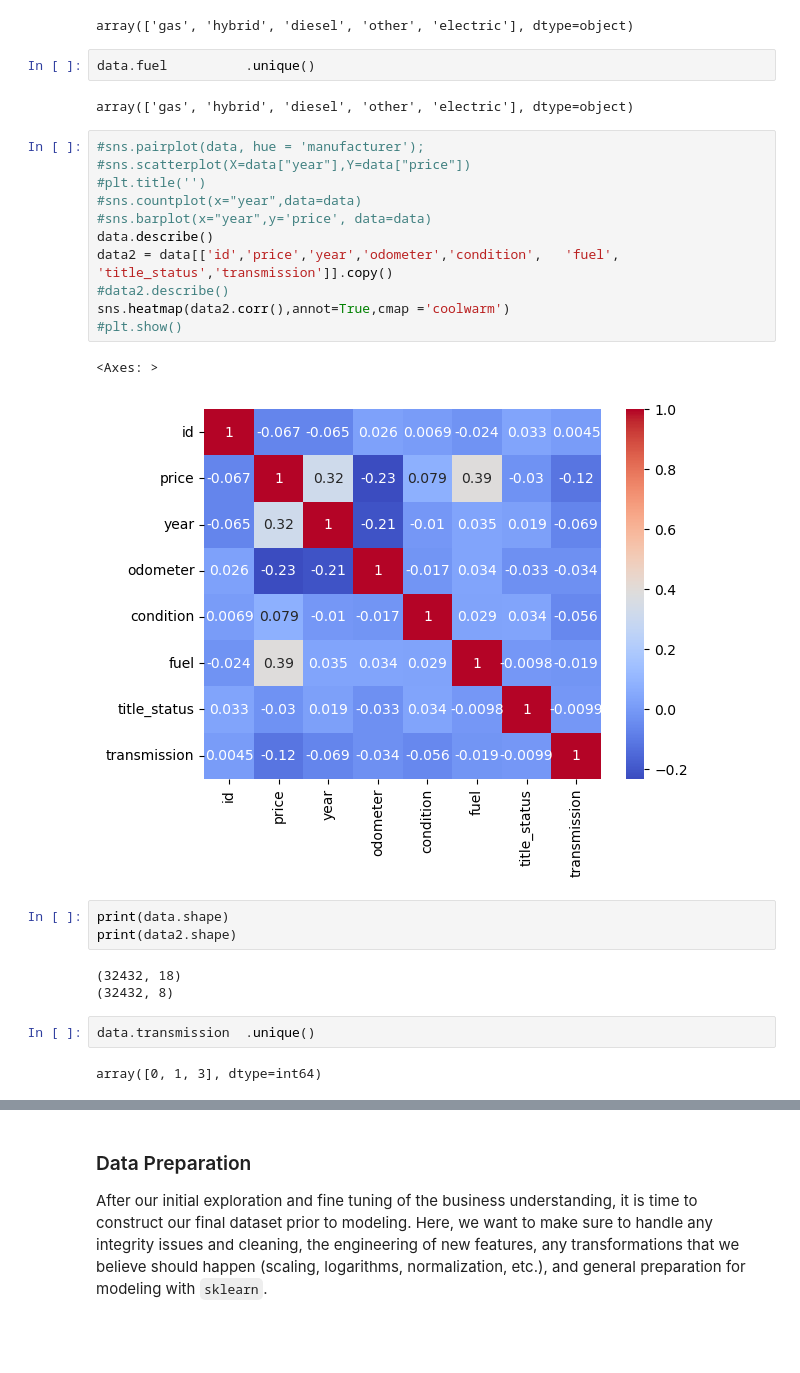
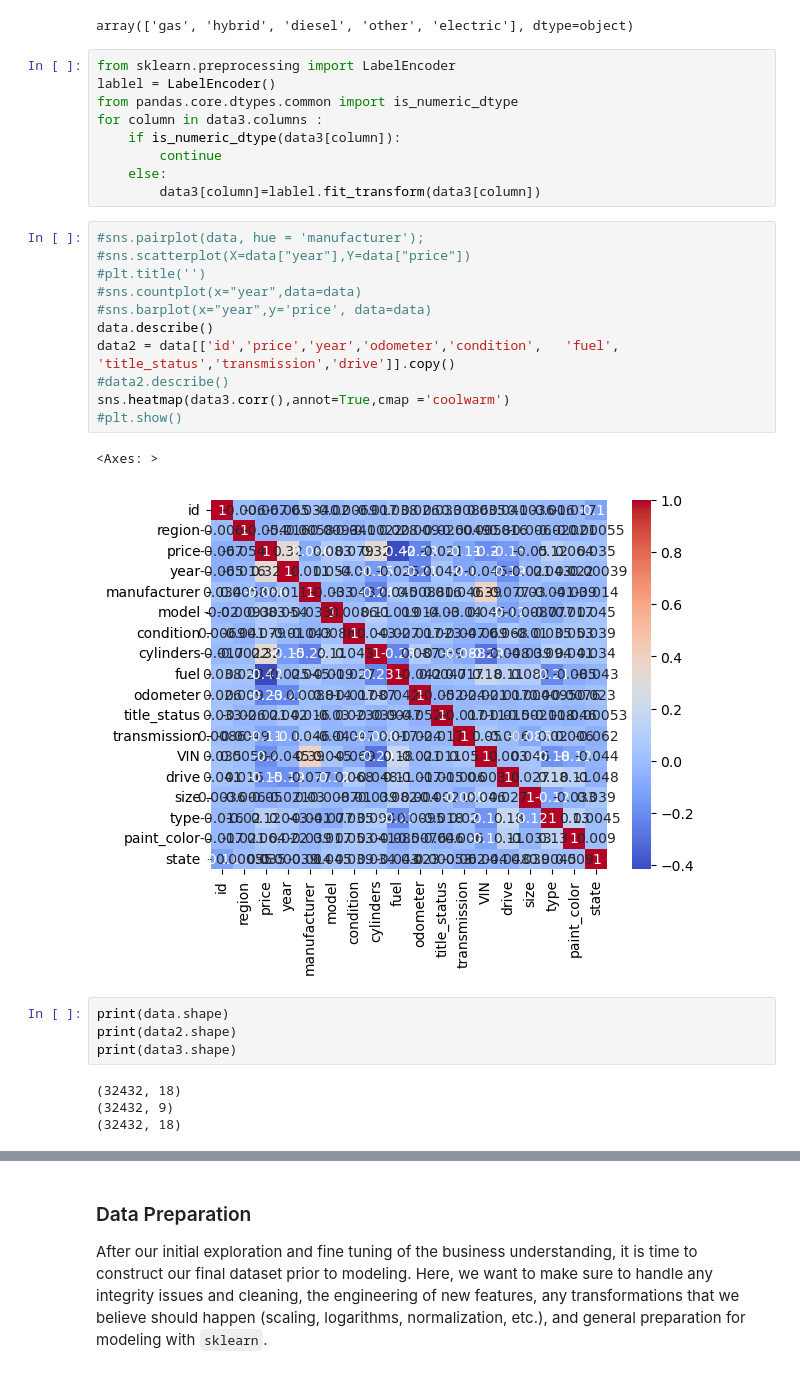
Before and after one commit to raghul141/ML_12, a Jupyter notebook: prompt_II.ipynb, the cells around one changed output, grey strips where cells are left out. Cells and saved outputs as stored; diff of their text form; blank space fills up the shorter version.

```diff
--- a/prompt_II.ipynb
+++ b/prompt_II.ipynb
@@ -126,31 +126,34 @@ Data columns (total 18 columns):
 dtypes: float64(2), int64(2), object(14)
 memory usage: 4.7+ MB
 array(['gas', 'hybrid', 'diesel', 'other', 'electric'], dtype=object)
-# %%
-data.fuel          .unique()
-# %% [output]
-array(['gas', 'hybrid', 'diesel', 'other', 'electric'], dtype=object)
+# %%
+from sklearn.preprocessing import LabelEncoder
+lablel = LabelEncoder()
+from pandas.core.dtypes.common import is_numeric_dtype
+for column in data3.columns :
+    if is_numeric_dtype(data3[column]):
+        continue
+    else:
+        data3[column]=lablel.fit_transform(data3[column])
 # %%
 #sns.pairplot(data, hue = 'manufacturer');
 #sns.scatterplot(X=data["year"],Y=data["price"])
 #plt.title('')
 #sns.countplot(x="year",data=data)
 #sns.barplot(x="year",y='price', data=data)
 data.describe()
-data2 = data[['id','price','year','odometer','condition',	'fuel',	'title_status','transmission']].copy()
+data2 = data[['id','price','year','odometer','condition',	'fuel',	'title_status','transmission','drive']].copy()
 #data2.describe()
-sns.heatmap(data2.corr(),annot=True,cmap ='coolwarm')
+sns.heatmap(data3.corr(),annot=True,cmap ='coolwarm')
 #plt.show()
 # %% [output]
 <Axes: >
-[figure, old version]
+[figure, new version]
 # %%
 print(data.shape)
 print(data2.shape)
+print(data3.shape)
 # %% [output]
 (32432, 18)
-(32432, 8)
+(32432, 9)
+(32432, 18)
-# %%
-data.transmission  .unique()
-# %% [output]
-array([0, 1, 3], dtype=int64)
```
Also changed, not shown: parts of 11 cells of this notebook.
